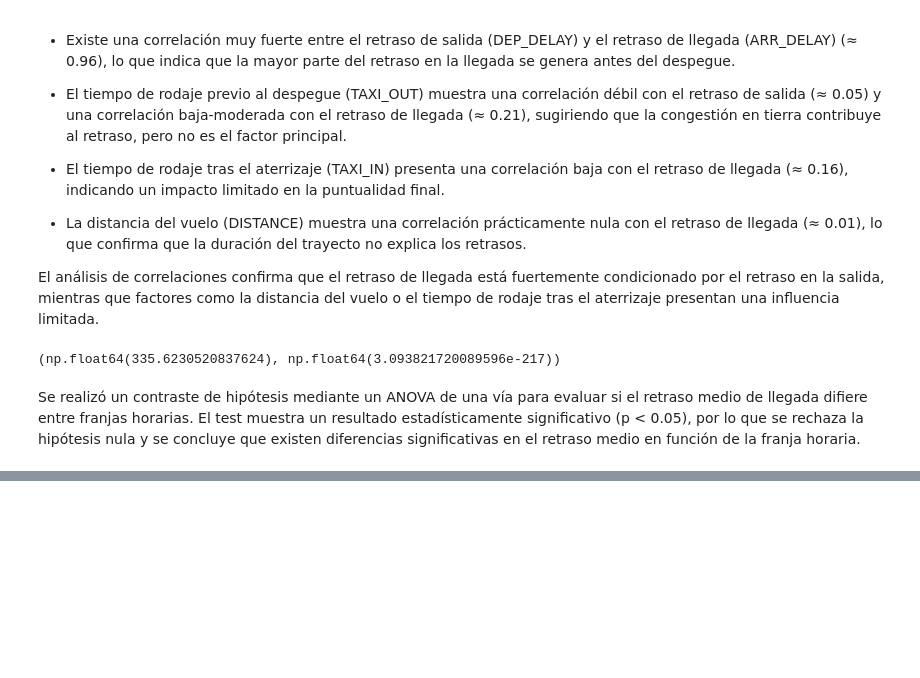
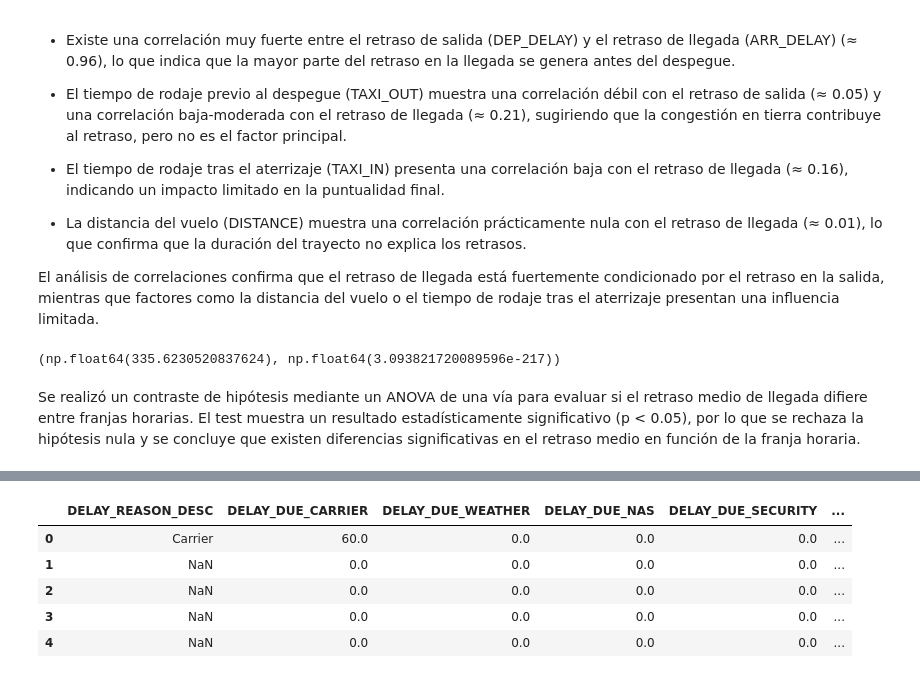
Before and after one commit to beabanegas/PROYECTO_FINAL, a Jupyter notebook: 3.1_Vuelos_Union_Análisis.ipynb, the cells around one changed output, grey strips where cells are left out. Drawn from its saved outputs; the diff is of its cells as text; code cells hidden in the pictures; blank space fills up the shorter version.

Commit message:
Añadimos columnas a la base de datos y actualizamos README

```diff
--- a/3.1_Vuelos_Union_Análisis.ipynb
+++ b/3.1_Vuelos_Union_Análisis.ipynb
@@ -647,0 +680,12 @@ Se realizó un contraste de hipótesis mediante un ANOVA de una vía para evalua
+# %%
+# 2) Descripción del motivo de cancelación
+cancel_map = {
+    "A": "Carrier",
+    "B": "Weather",
+    "C": "NAS",
+    "D": "Security"
+}
+
+df_final["CANCELLATION_REASON_DESC"] = df_final["CANCELLATION_CODE"].map(cancel_map)
+
+df_final[["CANCELLATION_CODE", "CANCELLATION_REASON_DESC"]].head()
@@ -647,0 +699,28 @@ Se realizó un contraste de hipótesis mediante un ANOVA de una vía para evalua
+# %%
+# 3) Texto con el/los motivos del retraso según qué columnas tengan minutos > 0
+delay_cols = {
+    "DELAY_DUE_CARRIER": "Carrier",
+    "DELAY_DUE_WEATHER": "Weather",
+    "DELAY_DUE_NAS": "NAS",
+    "DELAY_DUE_SECURITY": "Security",
+    "DELAY_DUE_LATE_AIRCRAFT": "Late Aircraft"
+}
+
+# Asegura que son numéricas (por si vienen como texto)
+for c in delay_cols:
+    df_final[c] = pd.to_numeric(df_final[c], errors="coerce").fillna(0)
+
+def delay_reason_text(row):
+    reasons = [desc for col, desc in delay_cols.items() if row[col] > 0]
+    return " + ".join(reasons) if reasons else np.nan
+
+df_final["DELAY_REASON_DESC"] = df_final.apply(delay_reason_text, axis=1)
+
+df_final[["DELAY_REASON_DESC"] + list(delay_cols.keys())].head()
+# %% [output]
+|  | DELAY_REASON_DESC | DELAY_DUE_CARRIER | DELAY_DUE_WEATHER | DELAY_DUE_NAS | DELAY_DUE_SECURITY | ... |
+| 0 | Carrier | 60.0 | 0.0 | 0.0 | 0.0 | ... |
+| 1 | NaN | 0.0 | 0.0 | 0.0 | 0.0 | ... |
+| 2 | NaN | 0.0 | 0.0 | 0.0 | 0.0 | ... |
+| 3 | NaN | 0.0 | 0.0 | 0.0 | 0.0 | ... |
+| 4 | NaN | 0.0 | 0.0 | 0.0 | 0.0 | ... |
```
Also changed, not shown: parts of 6 cells of this notebook, 5 other files.
